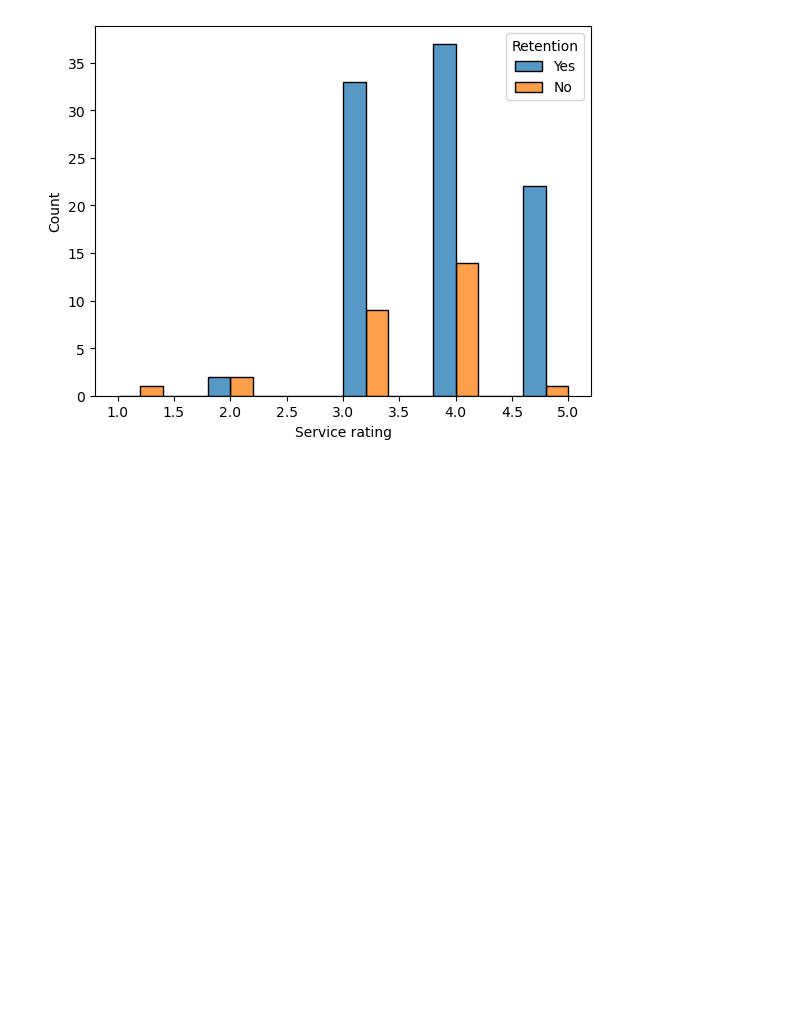
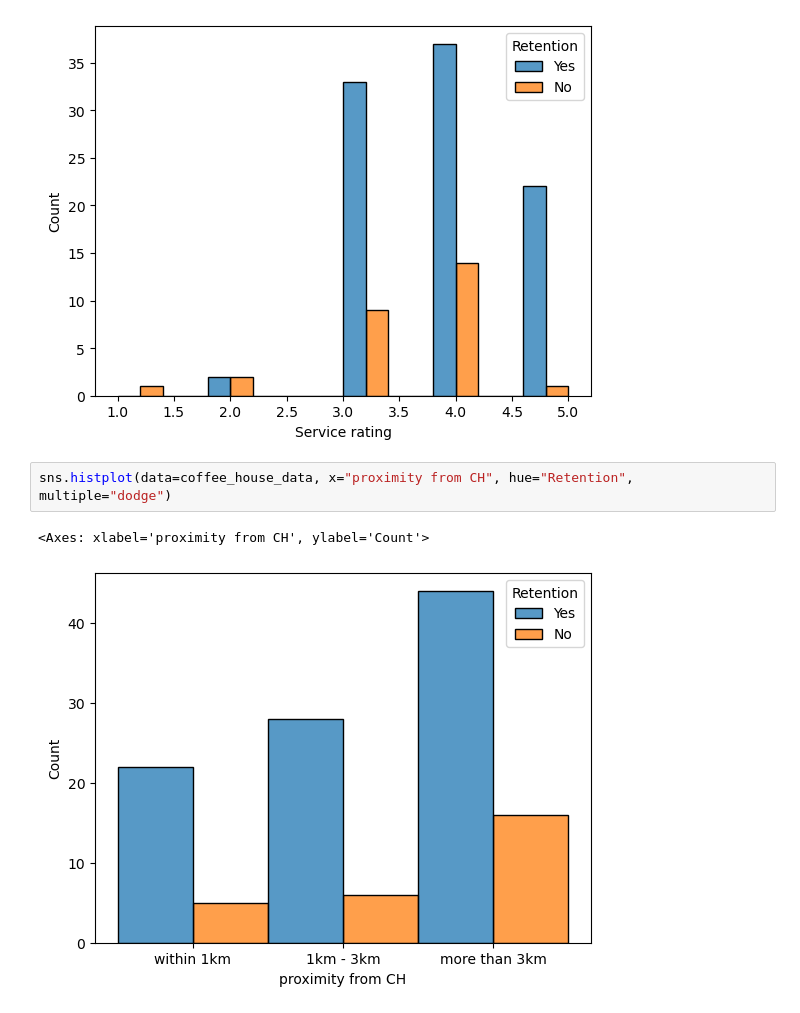
Before and after one commit to Joakimanochie/Data_analytics, a Jupyter notebook: Coffee house retention analysis.ipynb, the cells around one changed output. Saved outputs shown, nothing was run; the diff lists cells and outputs as text; blank space fills up the shorter version.

```diff
--- a/Coffee house retention analysis.ipynb
+++ b/Coffee house retention analysis.ipynb
@@ -357,3 +357,8 @@ sns.histplot(data=coffee_house_data, x="Service rating", hue="Retention", multip
 # %% [output]
 <Axes: xlabel='Service rating', ylabel='Count'>
 [figure]
+# %%
+sns.histplot(data=coffee_house_data, x="proximity from CH", hue="Retention", multiple="dodge")
+# %% [output]
+<Axes: xlabel='proximity from CH', ylabel='Count'>
+[figure, added]
```
Also changed, not shown: parts of 2 cells of this notebook, 4 other files.
